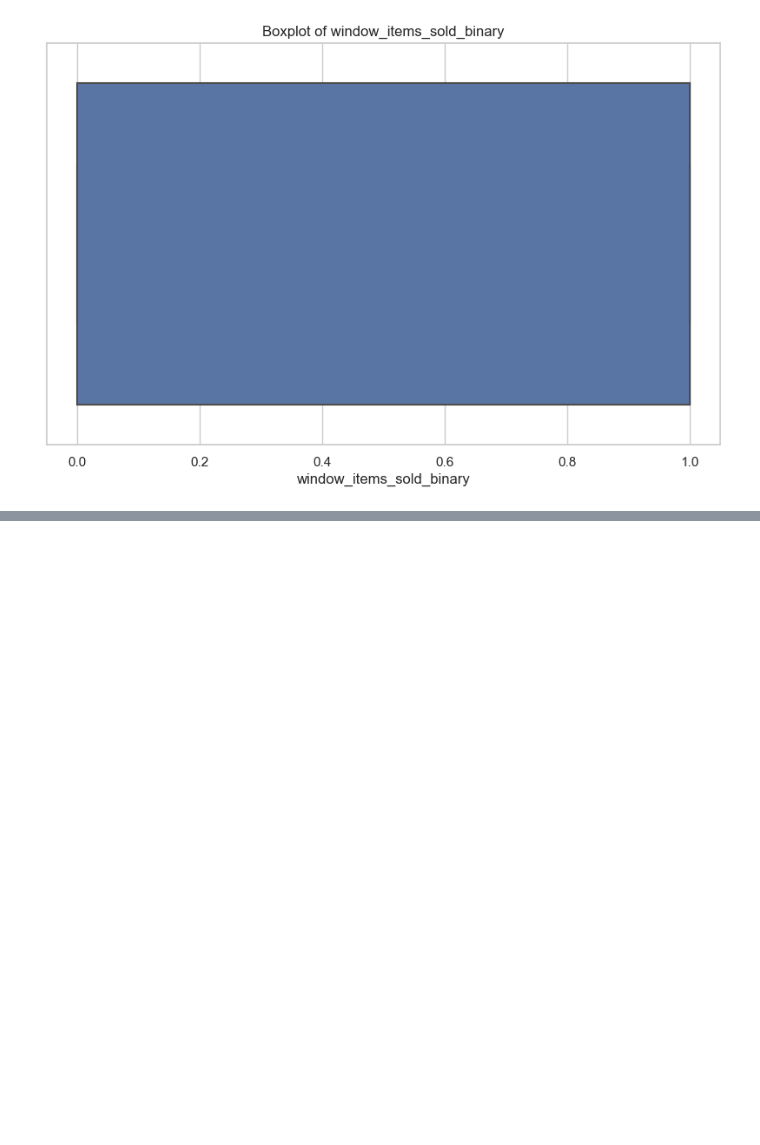
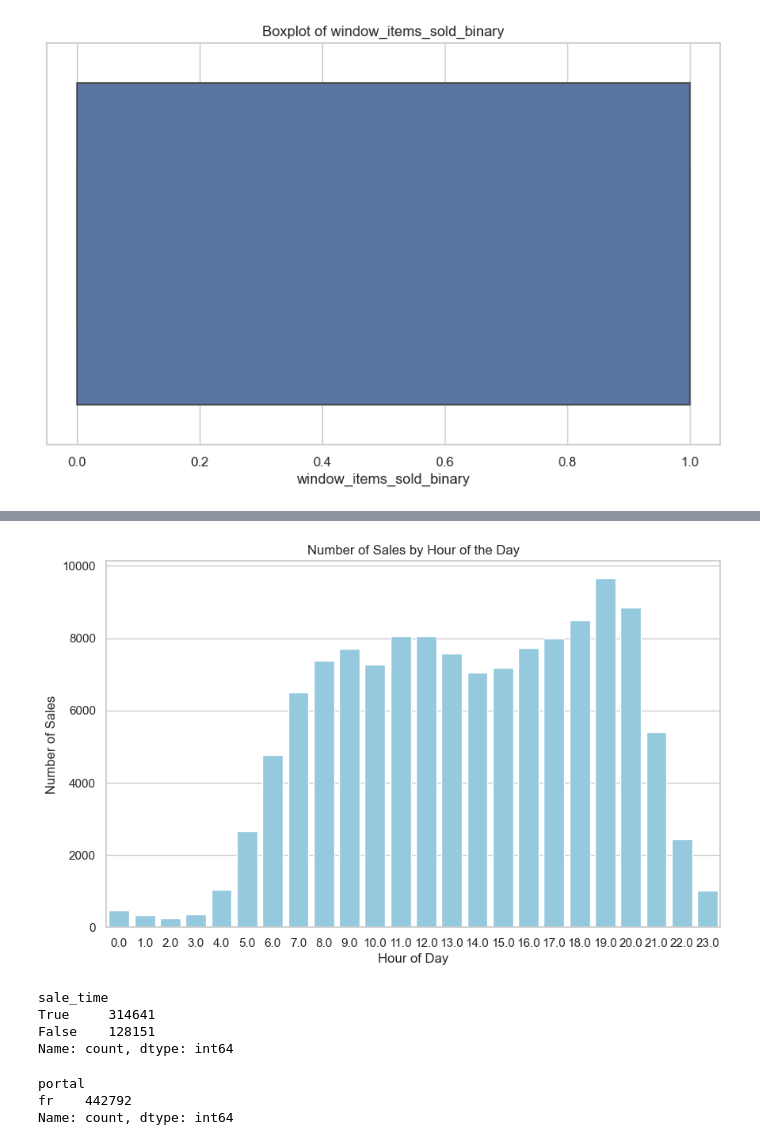
Before and after one commit to alperozgursahin/Fintech-Data-Project, a Jupyter notebook: Untitled.ipynb, the cells around one changed output, grey strips where cells are left out. Cells and saved outputs as stored; diff of their text form; code cells hidden in the pictures; blank space fills up the shorter version.

```diff
--- a/Untitled.ipynb
+++ b/Untitled.ipynb
@@ -348,0 +390,30 @@ plt.show()
+# %%
+# Convert 'sale_time' to datetime format if it's not already
+data['sale_time'] = pd.to_datetime(data['sale_time'], errors='coerce')
+# Extract the hour from 'sale_time' and count the number of sales per hour
+data['sale_hour'] = data['sale_time'].dt.hour
+sales_per_hour = data['sale_hour'].value_counts().sort_index()
+
+# Plot the distribution of sales per hour
+plt.figure(figsize=(10, 6))
+sns.barplot(x=sales_per_hour.index, y=sales_per_hour.values, color="skyblue")
+plt.title("Number of Sales by Hour of the Day")
+plt.xlabel("Hour of Day")
+plt.ylabel("Number of Sales")
+plt.xticks(range(0, 24))  # Show all 24 hours on the x-axis
+plt.show()
+# %% [output]
+[figure, added]
+# %%
+data["sale_time"].isna().value_counts()
+# %% [output]
+sale_time
+True     314641
+False    128151
+Name: count, dtype: int64
+# %%
+data["portal"].value_counts()
+# %% [output]
+portal
+fr    442792
+Name: count, dtype: int64
```
Also changed, not shown: parts of 33 cells of this notebook.
